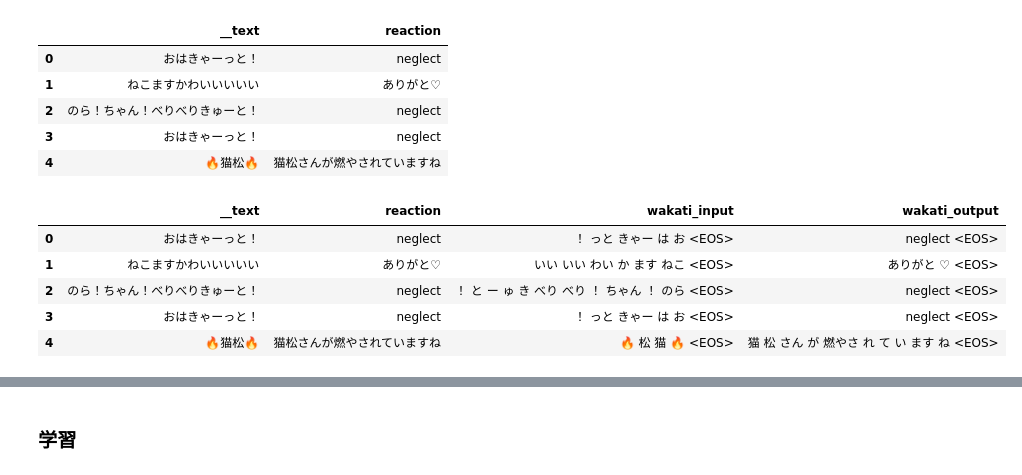
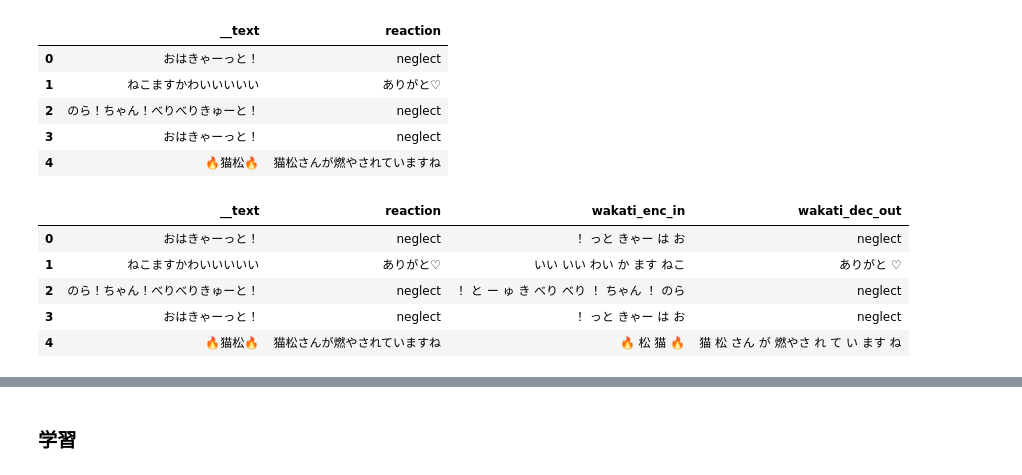
Before and after one commit to ababa831/seq2seq-practice, a Jupyter notebook: model_experiment.ipynb, the cells around one changed output, grey strips where cells are left out. Drawn from its saved outputs; the diff is of its cells as text; code cells hidden in the pictures.

```diff
--- a/model_experiment.ipynb
+++ b/model_experiment.ipynb
@@ -25,16 +25,14 @@ from keras.optimizers import Adam
 Using TensorFlow backend.
 # %%
 t = Tokenizer()
-def get_wakati(text, eos=True, reverse=False):
+def get_wakati(text, reverse=False, offset=False):
     """
     text: 文書(str)
-    eos=Trueの場合は，end of sentence（テキストの終端）記号を付加する
     reverse=Trueの場合は，文字の並びを反転させる．（seq2seqでは，入力系列は反転しなければならない！）
+    offset=Trueの場合は，タイムステップ文
     """
     wakati_list = t.tokenize(text, wakati=True)
     if reverse == True:
         wakati_list = list(reversed(wakati_list))
-    if eos == True:
-        wakati_list.append("<EOS>")
     return " ".join(wakati_list)
 # %%
@@ -136,13 +97,13 @@ train_df.head()
 | 3 | おはきゃーっと！ | neglect |
 | 4 | 🔥猫松🔥 | 猫松さんが燃やされていますね |
 # %%
-train_df["wakati_input"] = train_df["__text"].apply(lambda x: get_wakati(x, reverse=True))
-train_df["wakati_output"] = train_df["reaction"].apply(lambda x: get_wakati(x))
+train_df["wakati_enc_in"] = train_df["__text"].apply(lambda x: get_wakati(x, reverse=True))
+train_df["wakati_dec_out"] = train_df["reaction"].apply(lambda x: get_wakati(x))
 train_df.head()
 # %% [output]
-|  | __text | reaction | wakati_input | wakati_output |
-| 0 | おはきゃーっと！ | neglect | ！ っと きゃー は お <EOS> | neglect <EOS> |
-| 1 | ねこますかわいいいいい | ありがと♡ | いい いい わい か ます ねこ <EOS> | ありがと ♡ <EOS> |
-| 2 | のら！ちゃん！べりべりきゅーと！ | neglect | ！ と ー ゅ き べり べり ！ ちゃん ！ のら <EOS> | neglect <EOS> |
-| 3 | おはきゃーっと！ | neglect | ！ っと きゃー は お <EOS> | neglect <EOS> |
-| 4 | 🔥猫松🔥 | 猫松さんが燃やされていますね | 🔥 松 猫 🔥 <EOS> | 猫 松 さん が 燃やさ れ て い ます ね <EOS> |
+|  | __text | reaction | wakati_enc_in | wakati_dec_out |
+| 0 | おはきゃーっと！ | neglect | ！ っと きゃー は お | neglect |
+| 1 | ねこますかわいいいいい | ありがと♡ | いい いい わい か ます ねこ | ありがと ♡ |
+| 2 | のら！ちゃん！べりべりきゅーと！ | neglect | ！ と ー ゅ き べり べり ！ ちゃん ！ のら | neglect |
+| 3 | おはきゃーっと！ | neglect | ！ っと きゃー は お | neglect |
+| 4 | 🔥猫松🔥 | 猫松さんが燃やされていますね | 🔥 松 猫 🔥 | 猫 松 さん が 燃やさ れ て い ます ね |
```
Also changed, not shown: parts of 27 cells of this notebook, 1 other file.
